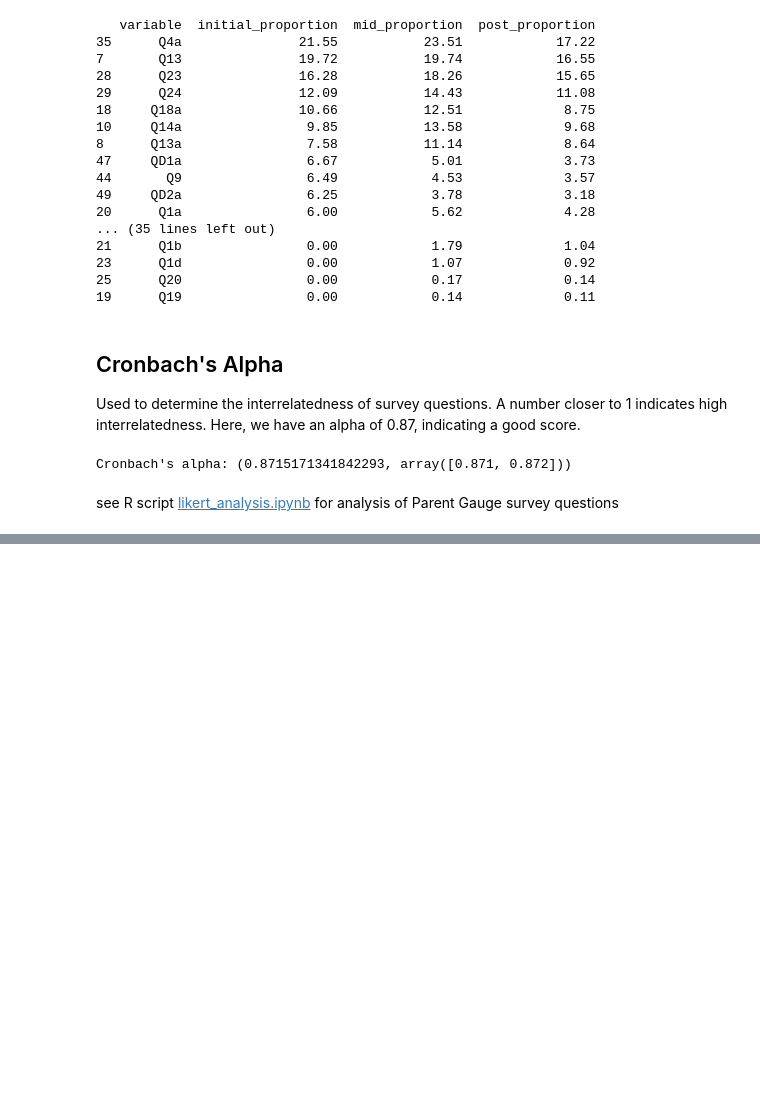
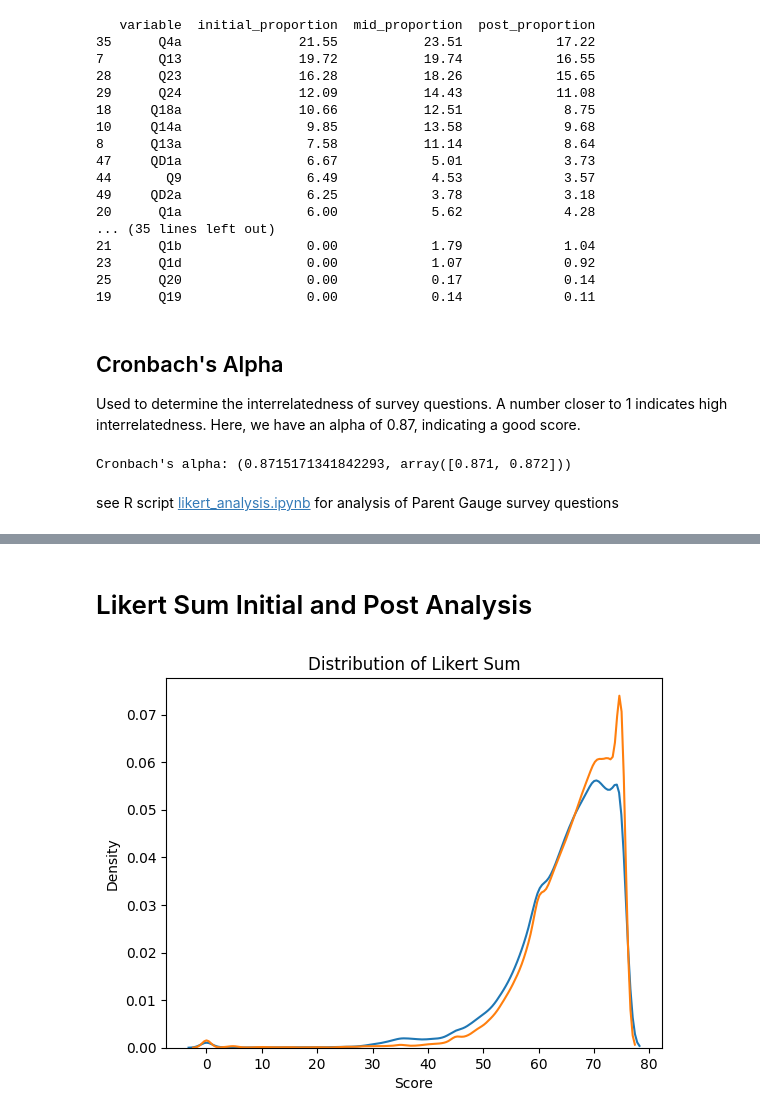
Before and after one commit to bmfores/nhsa-parentgauge, a Jupyter notebook: exploratory_analysis.ipynb, the cells around one changed output, grey strips where cells are left out. Saved outputs shown, nothing was run; the diff lists cells and outputs as text; code cells hidden in the pictures; blank space fills up the shorter version.

```diff
--- a/exploratory_analysis.ipynb
+++ b/exploratory_analysis.ipynb
@@ -267,0 +295,16 @@ To see level of agreement/disagreement of respondents
+# %% [markdown]
+# Likert Sum Initial and Post Analysis
+# %%
+# Create KDE plots for 'likert_sum_initial' and 'likert_sum_mid_post_initial'
+sns.kdeplot(data=df, x='likert_sum_initial', label='likert_sum_initial')
+sns.kdeplot(data=df, x='likert_sum_mid_post_initial', label='likert_sum_mid_post_initial')
+
+# Set labels and title
+plt.xlabel('Score')
+plt.ylabel('Density')
+plt.title('Distribution of Likert Sum')
+
+# Display the plot
+plt.show()
+# %% [output]
+[figure, added]
```
Also changed, not shown: parts of 7 cells of this notebook, 9 other files.
